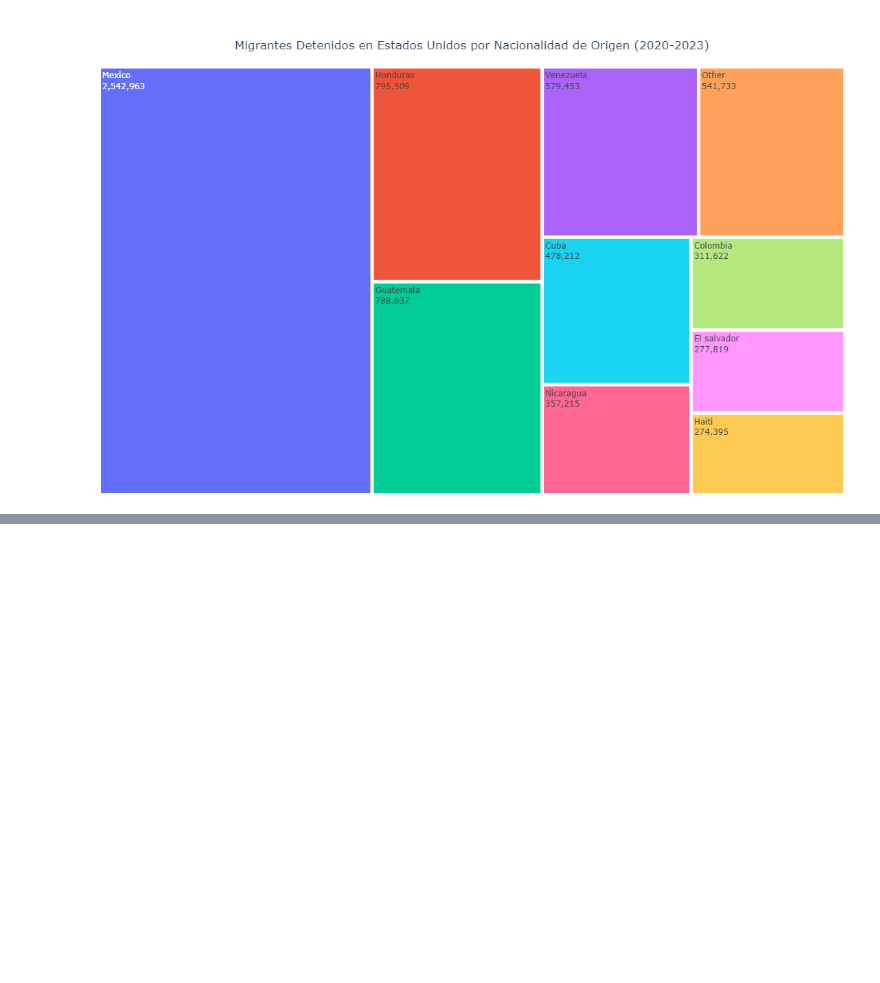
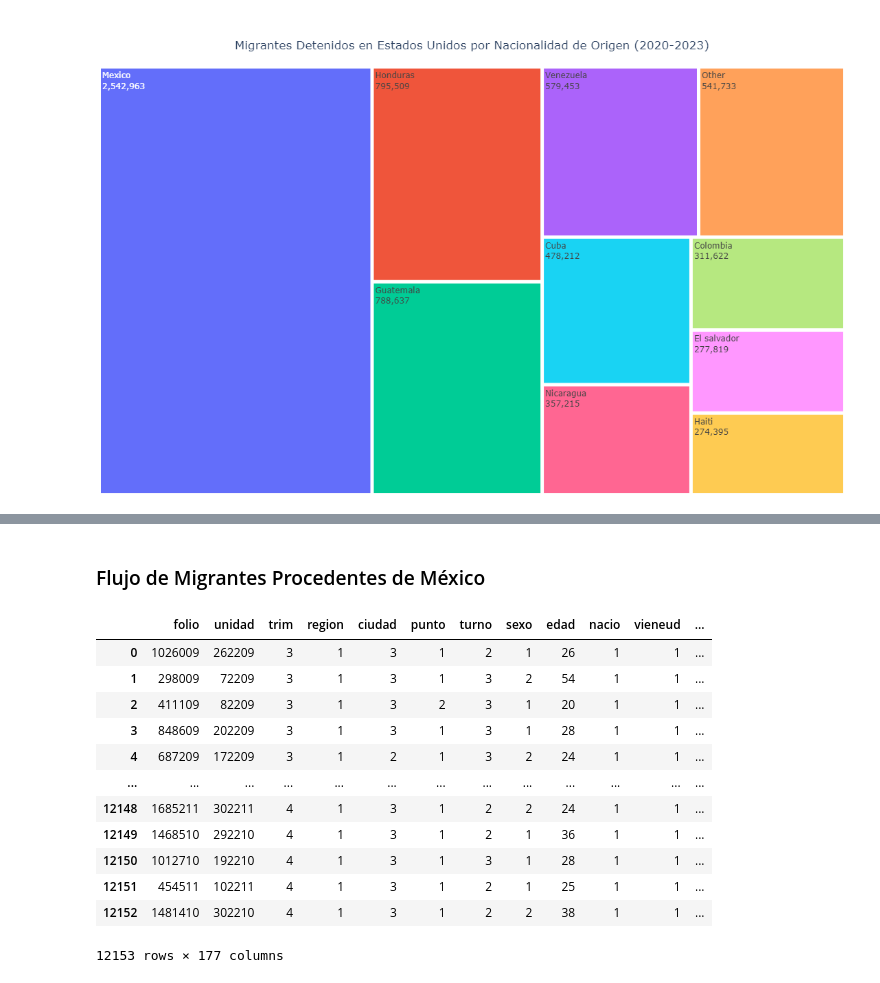
Before and after one commit to puriarter21/Mapa_Migracion_Irregular_Mexico, a Jupyter notebook: 2.Tesis/vistesis.ipynb, the cells around one changed output, grey strips where cells are left out. Cells and saved outputs as stored; diff of their text form; code cells hidden in the pictures; blank space fills up the shorter version.

```diff
--- a/2.Tesis/vistesis.ipynb
+++ b/2.Tesis/vistesis.ipynb
@@ -1,3 +1,6 @@
+# %%
+# Configurar pandas para mostrar todas las columnas sin truncarlas
+pd.set_option('display.max_columns', None)
 # %%
 import pandas as pd
 import numpy as np
@@ -388,0 +666,25 @@ fig.show()
+# %% [markdown]
+### Flujo de Migrantes Procedentes de México
+# %%
+pmx1 = pd.read_csv('C:\\Users\\puria\\Documents\\articulo\\Mapa_Migracion_Irregular_Mexico\\2.Tesis\\3. Emif Sur\\PMX1.csv')
+pmx2 = pd.read_csv('C:\\Users\\puria\\Documents\\articulo\\Mapa_Migracion_Irregular_Mexico\\2.Tesis\\3. Emif Sur\\PMX2.csv')
+# %%
+pmx1['Source'] = 'pmx1'
+pmx2['Source'] = 'pmx2'
+df_unido3 = pd.concat([pmx1, pmx2], ignore_index=True)
+# %%
+df_unido3
+# %% [output]
+|  | folio | unidad | trim | region | ciudad | punto | turno | sexo | edad | nacio | vieneud | ... |
+| 0 | 1026009 | 262209 | 3 | 1 | 3 | 1 | 2 | 1 | 26 | 1 | 1 | ... |
+| 1 | 298009 | 72209 | 3 | 1 | 3 | 1 | 3 | 2 | 54 | 1 | 1 | ... |
+| 2 | 411109 | 82209 | 3 | 1 | 3 | 2 | 3 | 1 | 20 | 1 | 1 | ... |
+| 3 | 848609 | 202209 | 3 | 1 | 3 | 1 | 3 | 1 | 28 | 1 | 1 | ... |
+| 4 | 687209 | 172209 | 3 | 1 | 2 | 1 | 3 | 2 | 24 | 1 | 1 | ... |
+| ... | ... | ... | ... | ... | ... | ... | ... | ... | ... | ... | ... | ... |
+| 12148 | 1685211 | 302211 | 4 | 1 | 3 | 1 | 2 | 2 | 24 | 1 | 1 | ... |
+| 12149 | 1468510 | 292210 | 4 | 1 | 3 | 1 | 2 | 1 | 36 | 1 | 1 | ... |
+| 12150 | 1012710 | 192210 | 4 | 1 | 3 | 1 | 3 | 1 | 28 | 1 | 1 | ... |
+| 12151 | 454511 | 102211 | 4 | 1 | 3 | 1 | 2 | 1 | 25 | 1 | 1 | ... |
+| 12152 | 1481410 | 302210 | 4 | 1 | 3 | 1 | 2 | 2 | 38 | 1 | 1 | ... |
+12153 rows × 177 columns
```
Also changed, not shown: parts of 39 cells of this notebook, 24 other files.
